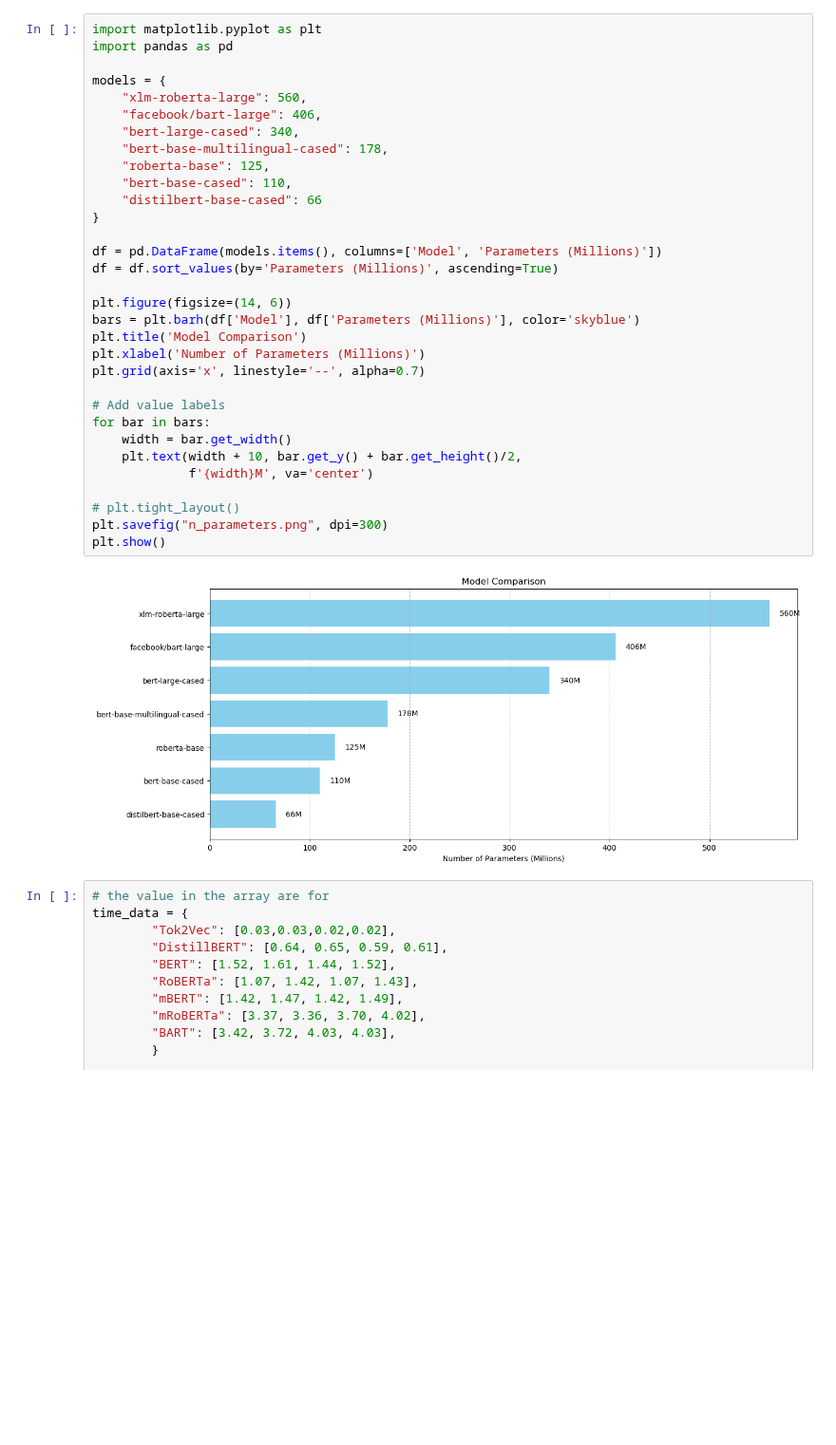
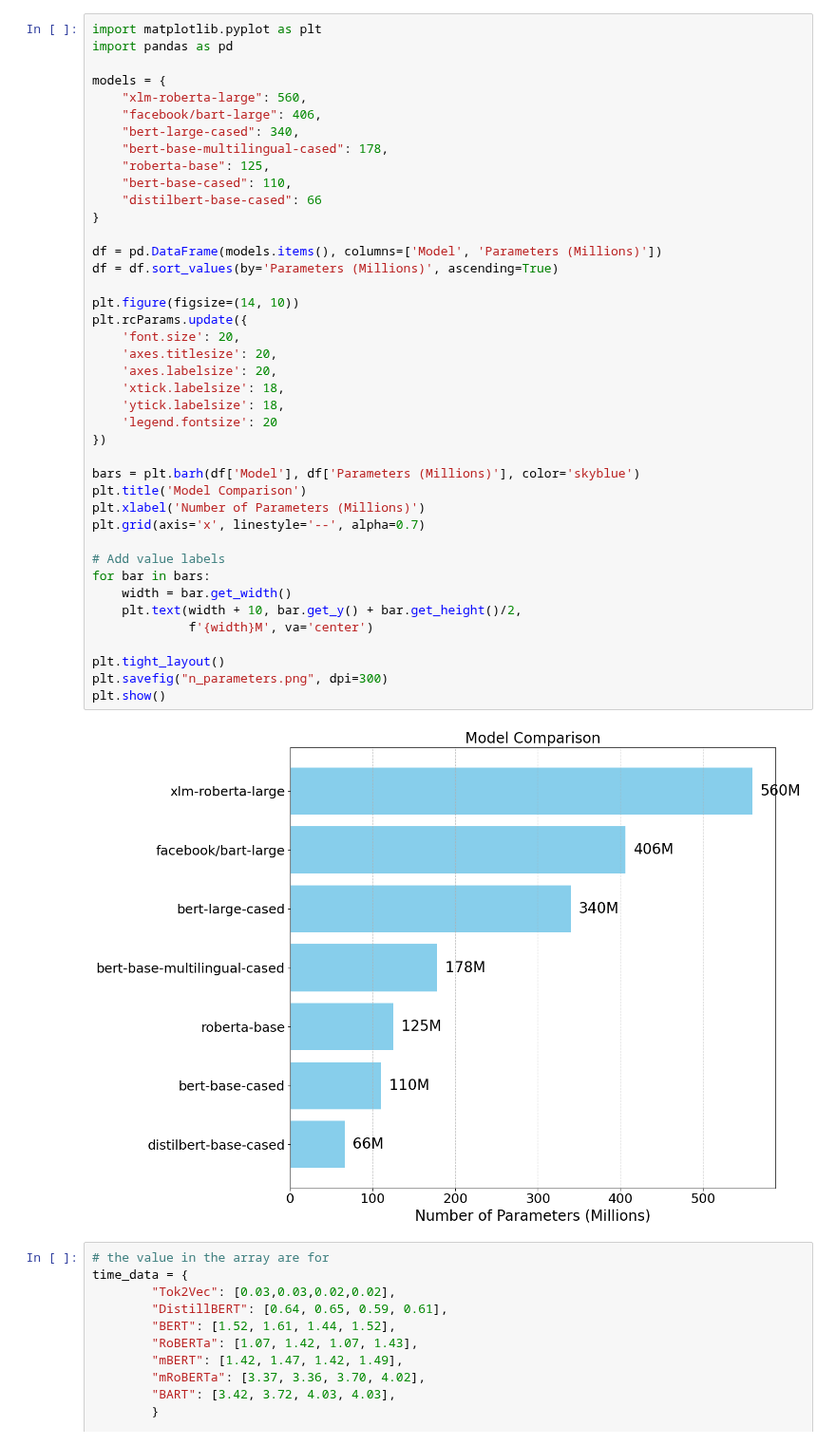
Before and after one commit to ZilD117/LGA-Analysis, a Jupyter notebook: taxigen/results_visualization.ipynb, the cells around one changed output. Shown at 95% size. Cells and saved outputs as stored; diff of their text form; blank space fills up the shorter version.

```diff
--- a/taxigen/results_visualization.ipynb
+++ b/taxigen/results_visualization.ipynb
@@ -146,36 +153,45 @@ plot_setup(setup4, "S4", "scores_setup4", models)
 import matplotlib.pyplot as plt
 import pandas as pd
 
 models = {
     "xlm-roberta-large": 560,
     "facebook/bart-large": 406,
     "bert-large-cased": 340,
     "bert-base-multilingual-cased": 178,
     "roberta-base": 125,
     "bert-base-cased": 110,
     "distilbert-base-cased": 66
 }
 
 df = pd.DataFrame(models.items(), columns=['Model', 'Parameters (Millions)'])
 df = df.sort_values(by='Parameters (Millions)', ascending=True)
 
-plt.figure(figsize=(14, 6))
+plt.figure(figsize=(14, 10))
+plt.rcParams.update({
+    'font.size': 20,
+    'axes.titlesize': 20,
+    'axes.labelsize': 20,
+    'xtick.labelsize': 18,
+    'ytick.labelsize': 18,
+    'legend.fontsize': 20
+})
+
 bars = plt.barh(df['Model'], df['Parameters (Millions)'], color='skyblue')
 plt.title('Model Comparison')
 plt.xlabel('Number of Parameters (Millions)')
 plt.grid(axis='x', linestyle='--', alpha=0.7)
 
 # Add value labels
 for bar in bars:
     width = bar.get_width()
     plt.text(width + 10, bar.get_y() + bar.get_height()/2,
              f'{width}M', va='center')
 
-# plt.tight_layout()
+plt.tight_layout()
 plt.savefig("n_parameters.png", dpi=300)
 plt.show()
 # %% [output]
-[figure, old version]
+[figure, new version]
 # %%
 # the value in the array are for
 time_data = {
```
Also changed, not shown: parts of 2 cells of this notebook, 6 other files.
